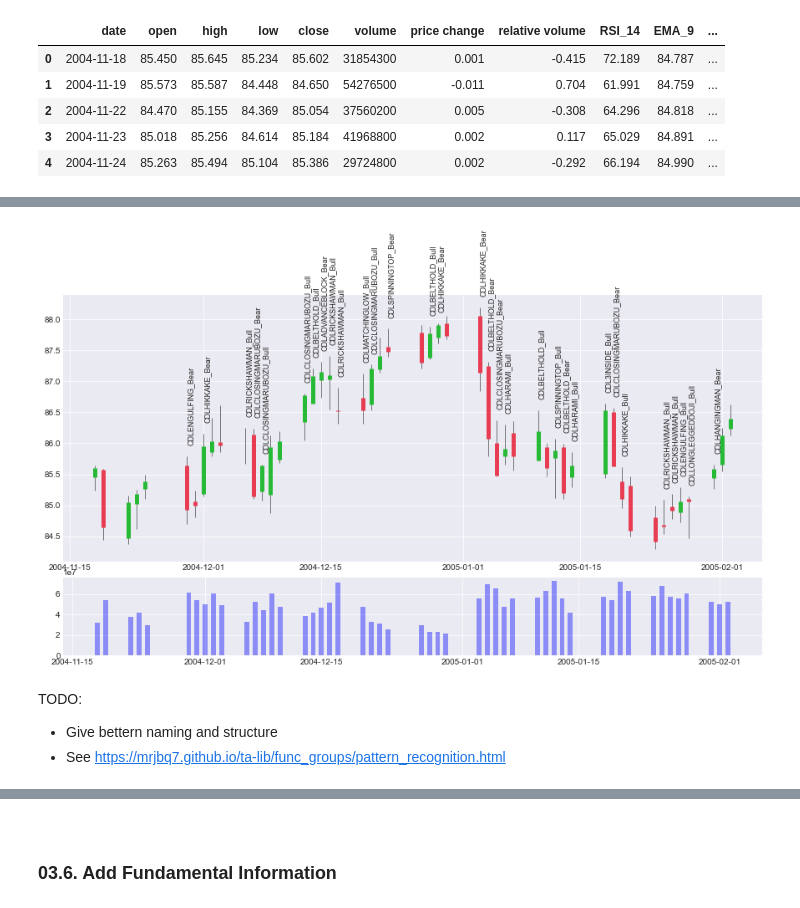
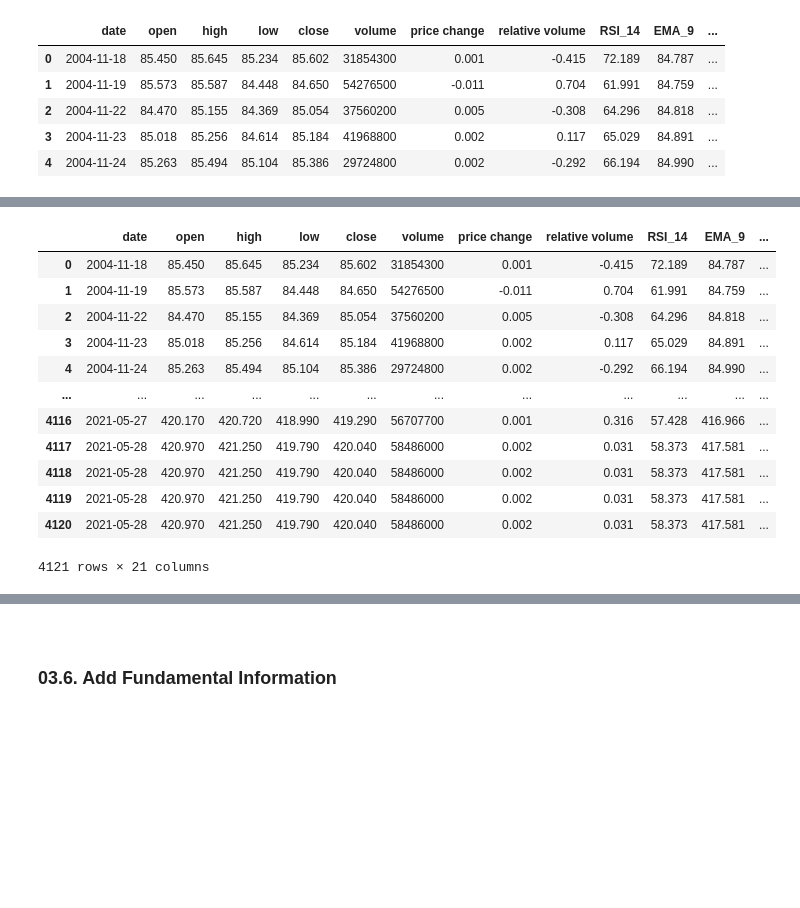
Before and after one commit to soheil-mpg/Automatic-Trading-with-RL, a Jupyter notebook: quantitative trading.ipynb, the cells around one changed output, grey strips where cells are left out. Drawn from its saved outputs; the diff is of its cells as text; code cells hidden in the pictures; blank space fills up the shorter version.

```diff
--- a/quantitative trading.ipynb
+++ b/quantitative trading.ipynb
@@ -627,2 +388,0 @@ def add_candlestick_patterns(df):
-# %%
-df, word2id_candlestick_patterns = add_candlestick_patterns(df)
@@ -652,40 +388,0 @@ temp_df = temp_df.iloc[:50]
-# %%
-### TOP PLT
-
-top_plt = plt.subplot2grid(shape=(5,4), loc=(0, 0), rowspan=3, colspan=4)
-
-# Vertical lines from low to high
-top_plt.vlines(temp_df.index, temp_df["low"], temp_df["high"], alpha=0.5, linewidth=1, color="black")
-
-# Green candle
-green_df = temp_df[temp_df["open"]<temp_df["close"]]
-top_plt.vlines(green_df.index, green_df["open"], green_df["close"], alpha=1, linewidth=5, color="#27ba36")
-
-# Red candle
-red_df = temp_df[temp_df["open"]>temp_df["close"]]
-top_plt.vlines(red_df.index, red_df["open"], red_df["close"], alpha=1, linewidth=5, color="#e83c53")
-
-# Plot the texts
-for i in range(len(temp_df)):
-    if temp_df.candlestick_pattern[i]=="NO_PATTERN":
-        continue
-    plt.text(x=temp_df.index.values[i],
-             y=temp_df.high[i]+0.2,
-             s=temp_df.candlestick_pattern[i],
-             rotation=90,
-             fontdict={"size":9})
-
-
-### BOTTOM PLT
-
-bottom_plt = plt.subplot2grid(shape=(5,4), loc=(3, 0), rowspan=1, colspan=4)
-bottom_plt.bar(temp_df.index.values, temp_df.volume, color="blue", alpha=0.4, width=0.6)
-
-
-plt.gcf().set_size_inches(15,10)
-# %% [output]
-[figure, removed]
-# %% [markdown]
-TODO:
-- Give bettern naming and structure
-- See https://mrjbq7.github.io/ta-lib/func_groups/pattern_recognition.html
@@ -691,0 +438,17 @@ TODO:
+# %%
+df = add_candlestick_patterns(df)
+df
+# %% [output]
+|  | date | open | high | low | close | volume | price change | relative volume | RSI_14 | EMA_9 | ... |
+| 0 | 2004-11-18 | 85.450 | 85.645 | 85.234 | 85.602 | 31854300 | 0.001 | -0.415 | 72.189 | 84.787 | ... |
+| 1 | 2004-11-19 | 85.573 | 85.587 | 84.448 | 84.650 | 54276500 | -0.011 | 0.704 | 61.991 | 84.759 | ... |
+| 2 | 2004-11-22 | 84.470 | 85.155 | 84.369 | 85.054 | 37560200 | 0.005 | -0.308 | 64.296 | 84.818 | ... |
+| 3 | 2004-11-23 | 85.018 | 85.256 | 84.614 | 85.184 | 41968800 | 0.002 | 0.117 | 65.029 | 84.891 | ... |
+| 4 | 2004-11-24 | 85.263 | 85.494 | 85.104 | 85.386 | 29724800 | 0.002 | -0.292 | 66.194 | 84.990 | ... |
+| ... | ... | ... | ... | ... | ... | ... | ... | ... | ... | ... | ... |
+| 4116 | 2021-05-27 | 420.170 | 420.720 | 418.990 | 419.290 | 56707700 | 0.001 | 0.316 | 57.428 | 416.966 | ... |
+| 4117 | 2021-05-28 | 420.970 | 421.250 | 419.790 | 420.040 | 58486000 | 0.002 | 0.031 | 58.373 | 417.581 | ... |
+| 4118 | 2021-05-28 | 420.970 | 421.250 | 419.790 | 420.040 | 58486000 | 0.002 | 0.031 | 58.373 | 417.581 | ... |
+| 4119 | 2021-05-28 | 420.970 | 421.250 | 419.790 | 420.040 | 58486000 | 0.002 | 0.031 | 58.373 | 417.581 | ... |
+| 4120 | 2021-05-28 | 420.970 | 421.250 | 419.790 | 420.040 | 58486000 | 0.002 | 0.031 | 58.373 | 417.581 | ... |
+4121 rows × 21 columns
```
Also changed, not shown: parts of 34 cells of this notebook.
